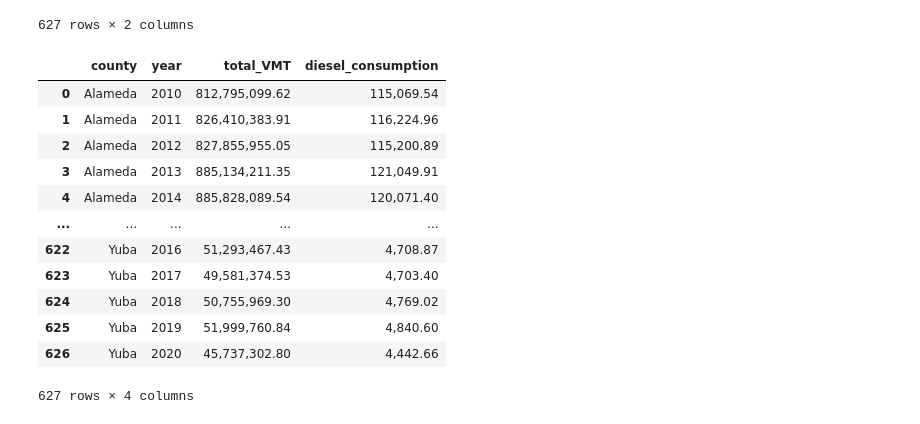
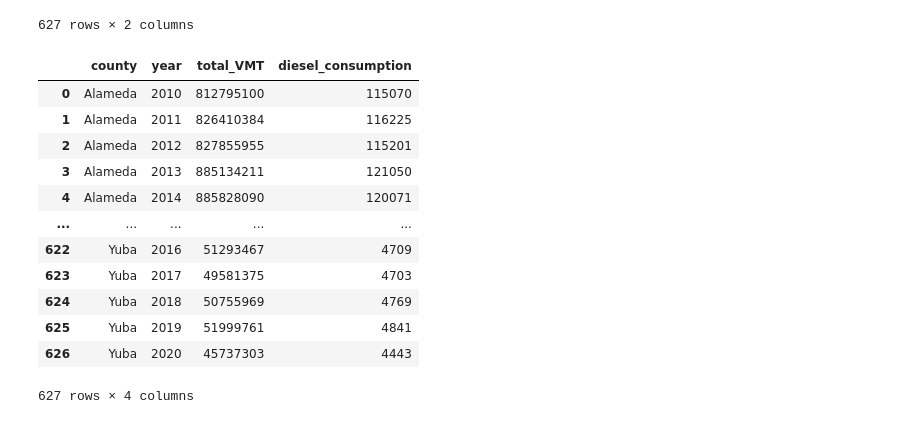
Before and after one commit to bre-sew/Fuel-AQ-Project, a Jupyter notebook: Fuel-Consumption-Data.ipynb, the cells around one changed output. Drawn from its saved outputs; the diff is of its cells as text; code cells hidden in the pictures.

```diff
--- a/Fuel-Consumption-Data.ipynb
+++ b/Fuel-Consumption-Data.ipynb
@@ -149,24 +149,24 @@ dieselSum.reset_index(inplace=True)
 # %%
 dieselData = dieselSum[["County","Year","Total VMT","Diesel Consumption"]]
 dieselData["Year"] = dieselData["Year"].map("{:.0f}".format)
-dieselData["Total VMT"] = dieselData["Total VMT"].map("{:,.2f}".format)
-dieselData["Diesel Consumption"] = dieselData["Diesel Consumption"].map("{:,.2f}".format)
+dieselData["Total VMT"] = dieselData["Total VMT"].map("{:.0f}".format)
+dieselData["Diesel Consumption"] = dieselData["Diesel Consumption"].map("{:.0f}".format)
 dieselData = dieselData.rename(columns={"County":"county","Year":"year","Total VMT":"total_VMT",
                                         "Diesel Consumption":"diesel_consumption"})
 dieselData
 # %% [output]
 |  | county | year | total_VMT | diesel_consumption |
-| 0 | Alameda | 2010 | 812,795,099.62 | 115,069.54 |
-| 1 | Alameda | 2011 | 826,410,383.91 | 116,224.96 |
-| 2 | Alameda | 2012 | 827,855,955.05 | 115,200.89 |
-| 3 | Alameda | 2013 | 885,134,211.35 | 121,049.91 |
-| 4 | Alameda | 2014 | 885,828,089.54 | 120,071.40 |
+| 0 | Alameda | 2010 | 812795100 | 115070 |
+| 1 | Alameda | 2011 | 826410384 | 116225 |
+| 2 | Alameda | 2012 | 827855955 | 115201 |
+| 3 | Alameda | 2013 | 885134211 | 121050 |
+| 4 | Alameda | 2014 | 885828090 | 120071 |
 | ... | ... | ... | ... | ... |
-| 622 | Yuba | 2016 | 51,293,467.43 | 4,708.87 |
-| 623 | Yuba | 2017 | 49,581,374.53 | 4,703.40 |
-| 624 | Yuba | 2018 | 50,755,969.30 | 4,769.02 |
-| 625 | Yuba | 2019 | 51,999,760.84 | 4,840.60 |
-| 626 | Yuba | 2020 | 45,737,302.80 | 4,442.66 |
+| 622 | Yuba | 2016 | 51293467 | 4709 |
+| 623 | Yuba | 2017 | 49581375 | 4703 |
+| 624 | Yuba | 2018 | 50755969 | 4769 |
+| 625 | Yuba | 2019 | 51999761 | 4841 |
+| 626 | Yuba | 2020 | 45737303 | 4443 |
 627 rows × 4 columns
 # %%
 # export to csvs
```
Also changed, not shown: parts of 2 cells of this notebook, 4 other files.
